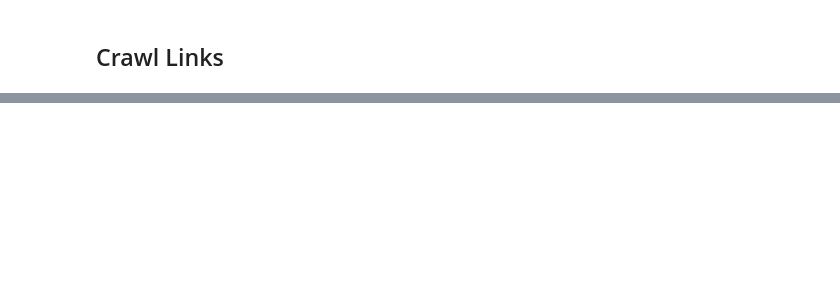
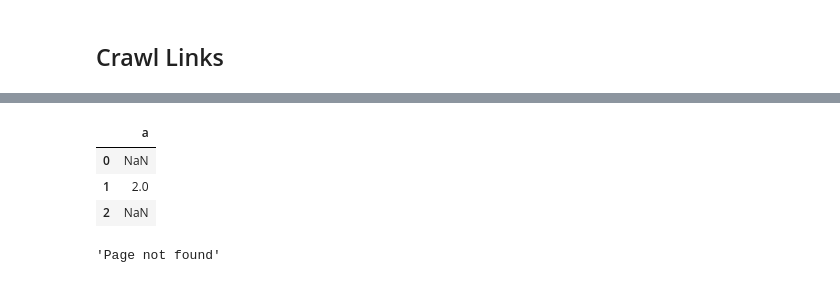
Before and after one commit to AtulJoshi1/Healthcare-Products-Crawler-Experiment, a Jupyter notebook: alibaba_crawler_final.ipynb, the cells around one changed output, grey strips where cells are left out. Saved outputs shown, nothing was run; the diff lists cells and outputs as text; code cells hidden in the pictures; blank space fills up the shorter version.

```diff
--- a/alibaba_crawler_final.ipynb
+++ b/alibaba_crawler_final.ipynb
@@ -500,3 +525,14 @@ output_df.to_csv('final_df.csv',index = None)
+# %%
+pd.DataFrame({'a':a})
+# %% [output]
+|  | a |
+| 0 | NaN |
+| 1 | 2.0 |
+| 2 | NaN |
+# %%
+full_json[6]
+# %% [output]
+'Page not found'
 # %%
 list_size = len(full_json.keys())
 title_lst = [None]*list_size
```
Also changed, not shown: parts of 23 cells of this notebook.
